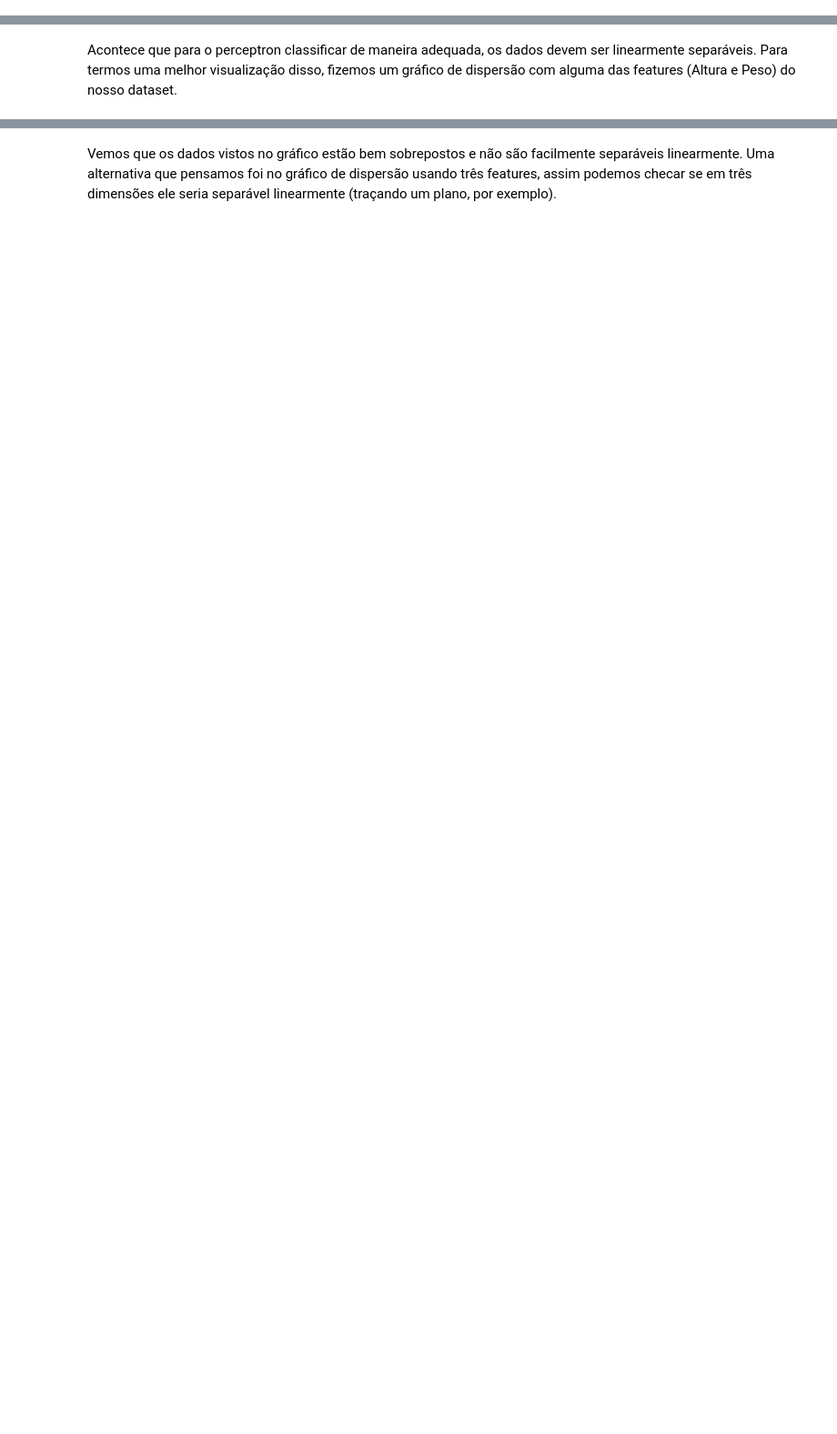
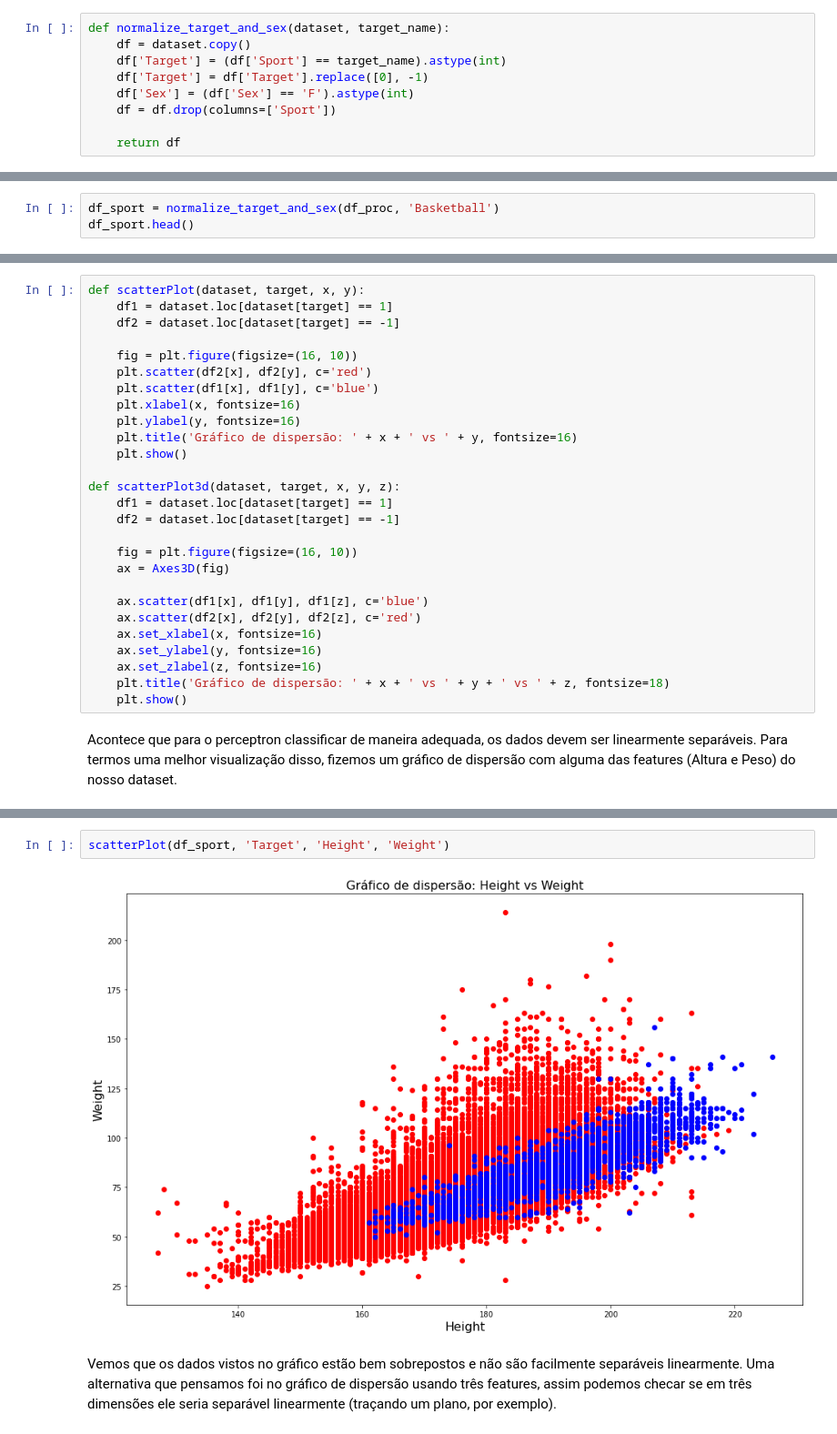
Before and after one commit to thalissonfelipe/mineracao, a Jupyter notebook: Trabalho02/Perceptron.ipynb, the cells around one changed output, grey strips where cells are left out. Shown at 91% size. Cells and saved outputs as stored; diff of their text form; blank space fills up the shorter version.

```diff
--- a/Trabalho02/Perceptron.ipynb
+++ b/Trabalho02/Perceptron.ipynb
@@ -257,5 +258,14 @@ df_proc.head()
 | 4 | F | 21.0 | 185.0 | 82.0 | Speed Skating |
 | 10 | M | 31.0 | 188.0 | 75.0 | Cross Country Skiing |
 | 18 | M | 31.0 | 183.0 | 72.0 | Cross Country Skiing |
+# %%
+def normalize_target_and_sex(dataset, target_name):
+    df = dataset.copy()
+    df['Target'] = (df['Sport'] == target_name).astype(int)
+    df['Target'] = df['Target'].replace([0], -1)
+    df['Sex'] = (df['Sex'] == 'F').astype(int)
+    df = df.drop(columns=['Sport'])
+
+    return df
 # %% [markdown]
 Agora, não podemos lidar com strings no modelo, de maneira que os valores têm que ser numéricos. Então vamos trocar a coluna sports pela coluna target. Dado um esporte específico, no nosso caso escolhemos <b>Basquete</b>, a coluna target será preenchida com 1 se aquele atleta pratica o esporte determinado e -1 se ele pratica outro esporte. Em seguida, trocamos o sexo também, se for feminino (F) será representado por 1 e se for masculino (M) será representado com 0. Desta maneira, podemos ter apenas valores númericos nas nossas features e na nossa classe target.
@@ -279,0 +274,3 @@ df_sport.head()
+# %%
+df_sport = normalize_target_and_sex(df_proc, 'Basketball')
+df_sport.head()
@@ -280,2 +284,29 @@ df_sport.head()
+# %%
+def scatterPlot(dataset, target, x, y):
+    df1 = dataset.loc[dataset[target] == 1]
+    df2 = dataset.loc[dataset[target] == -1]
+
+    fig = plt.figure(figsize=(16, 10))
+    plt.scatter(df2[x], df2[y], c='red')
+    plt.scatter(df1[x], df1[y], c='blue')
+    plt.xlabel(x, fontsize=16)
+    plt.ylabel(y, fontsize=16)
+    plt.title('Gráfico de dispersão: ' + x + ' vs ' + y, fontsize=16)
+    plt.show()
+
+def scatterPlot3d(dataset, target, x, y, z):
+    df1 = dataset.loc[dataset[target] == 1]
+    df2 = dataset.loc[dataset[target] == -1]
+
+    fig = plt.figure(figsize=(16, 10))
+    ax = Axes3D(fig)
+
+    ax.scatter(df1[x], df1[y], df1[z], c='blue')
+    ax.scatter(df2[x], df2[y], df2[z], c='red')
+    ax.set_xlabel(x, fontsize=16)
+    ax.set_ylabel(y, fontsize=16)
+    ax.set_zlabel(z, fontsize=16)
+    plt.title('Gráfico de dispersão: ' + x + ' vs ' + y + ' vs ' + z, fontsize=18)
+    plt.show()
 # %% [markdown]
 Acontece que para o perceptron classificar de maneira adequada, os dados devem ser linearmente separáveis. Para termos uma melhor visualização disso, fizemos um gráfico de dispersão com alguma das features (Altura e Peso) do nosso dataset.
@@ -292,2 +313,6 @@ plt.show()
+# %%
+scatterPlot(df_sport, 'Target', 'Height', 'Weight')
+# %% [output]
+[figure, added]
 # %% [markdown]
 Vemos que os dados vistos no gráfico estão bem sobrepostos e não são facilmente separáveis linearmente. Uma alternativa que pensamos foi no gráfico de dispersão usando três features, assim podemos checar se em três dimensões ele seria separável linearmente (traçando um plano, por exemplo).
```
Also changed, not shown: parts of 66 cells of this notebook, 3 other files.
